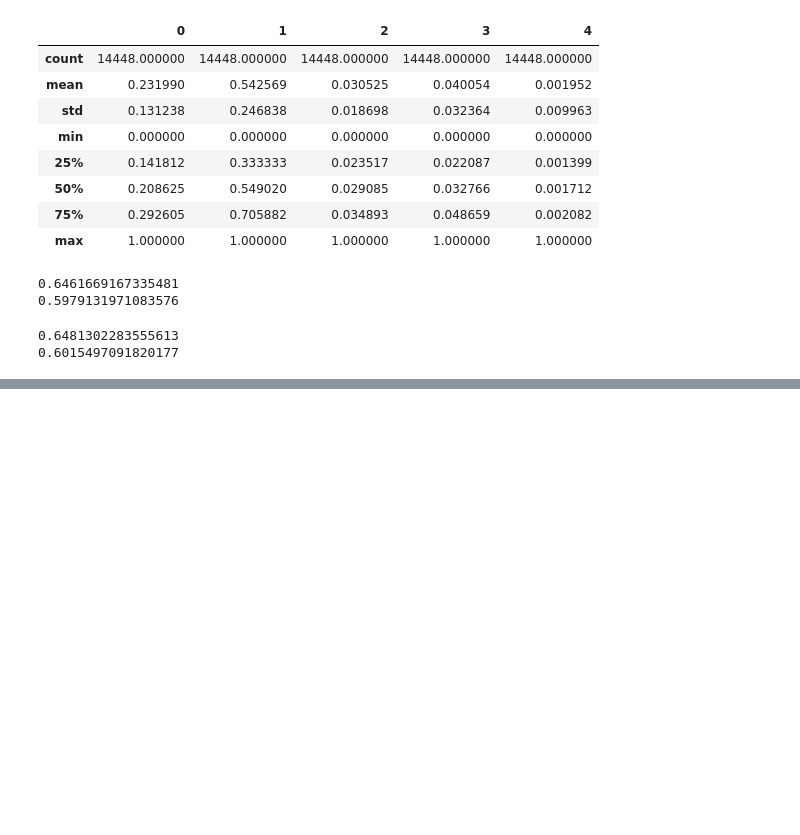
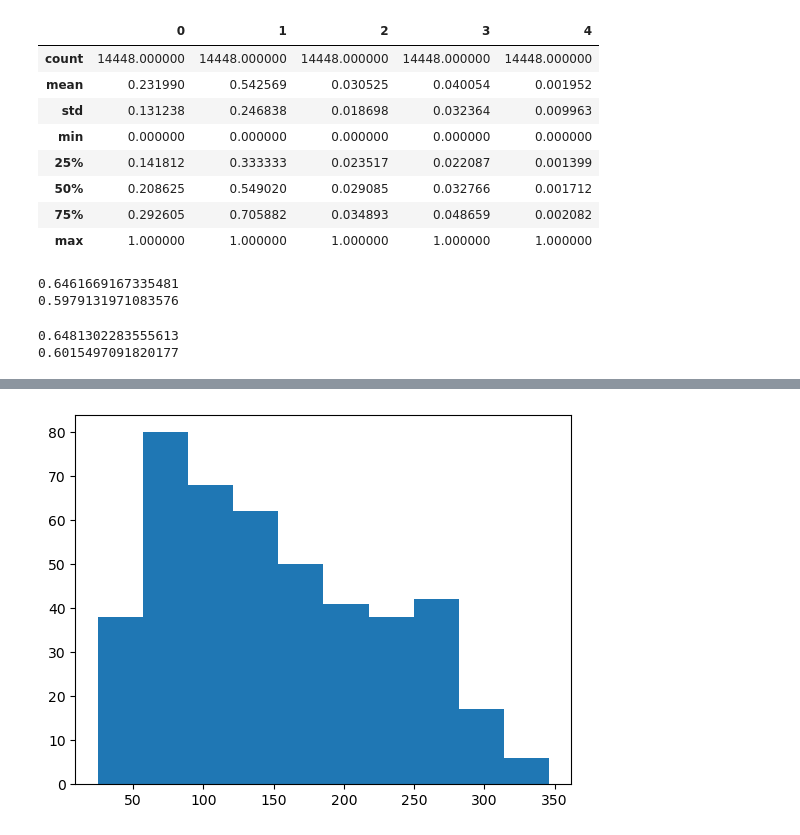
Before and after one commit to contreras-juan/UPTC_Diplomado_Ciencia_de_Datos, a Jupyter notebook: metodos_supervisados/Regresión_Lineal_III.ipynb, the cells around one changed output, grey strips where cells are left out. Drawn from its saved outputs; the diff is of its cells as text; code cells hidden in the pictures; blank space fills up the shorter version.

```diff
--- a/metodos_supervisados/Regresión_Lineal_III.ipynb
+++ b/metodos_supervisados/Regresión_Lineal_III.ipynb
@@ -141,0 +196,3 @@ print(mae)
+# %%
+X = diabetes_df.to_numpy()
+y = diabetes.target
@@ -141,0 +261,4 @@ print(mae)
+# %%
+plt.hist(y);
+# %% [output]
+[figure, added]
```
Also changed, not shown: parts of 17 cells of this notebook, 1 other file.
